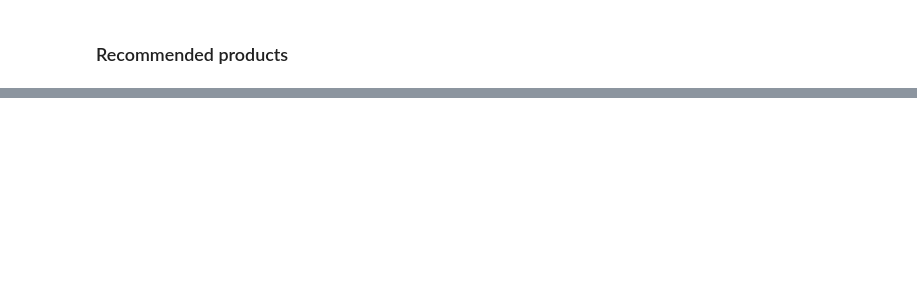
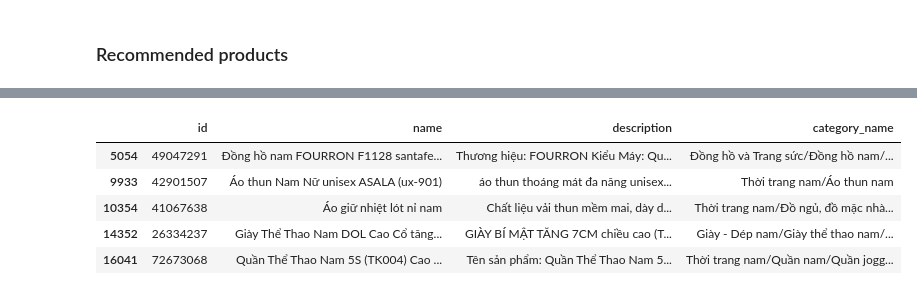
Before and after one commit to ktgiahieu/Tiki-Recommender-System, a Jupyter notebook: TikiRecommender.ipynb, the cells around one changed output, grey strips where cells are left out. Drawn from its saved outputs; the diff is of its cells as text; code cells hidden in the pictures; blank space fills up the shorter version.

```diff
--- a/TikiRecommender.ipynb
+++ b/TikiRecommender.ipynb
@@ -273,0 +252,11 @@ user_collaborative_recommender(customer_id, jaccard_coef)
+# %%
+recommended_products = user_collaborative_recommender(customer_id, jaccard_coef).iloc[4:9]
+recommended_products = recommended_products[['id', 'name', 'description', 'category_name']]
+recommended_products
+# %% [output]
+|  | id | name | description | category_name |
+| 5054 | 49047291 | Đồng hồ nam FOURRON F1128 santafe... | Thương hiệu: FOURRON Kiểu Máy: Qu... | Đồng hồ và Trang sức/Đồng hồ nam/... |
+| 9933 | 42901507 | Áo thun Nam Nữ unisex ASALA (ux-901) | áo thun thoáng mát đa năng unisex... | Thời trang nam/Áo thun nam |
+| 10354 | 41067638 | Áo giữ nhiệt lót nỉ nam | Chất liệu vải thun mềm mai, dày d... | Thời trang nam/Đồ ngủ, đồ mặc nhà... |
+| 14352 | 26334237 | Giày Thể Thao Nam DOL Cao Cổ tăng... | GIÀY BÍ MẬT TĂNG 7CM chiều cao (T... | Giày - Dép nam/Giày thể thao nam/... |
+| 16041 | 72673068 | Quần Thể Thao Nam 5S (TK004) Cao ... | Tên sản phẩm: Quần Thể Thao Nam 5... | Thời trang nam/Quần nam/Quần jogg... |
```
Also changed, not shown: parts of 6 cells of this notebook.
